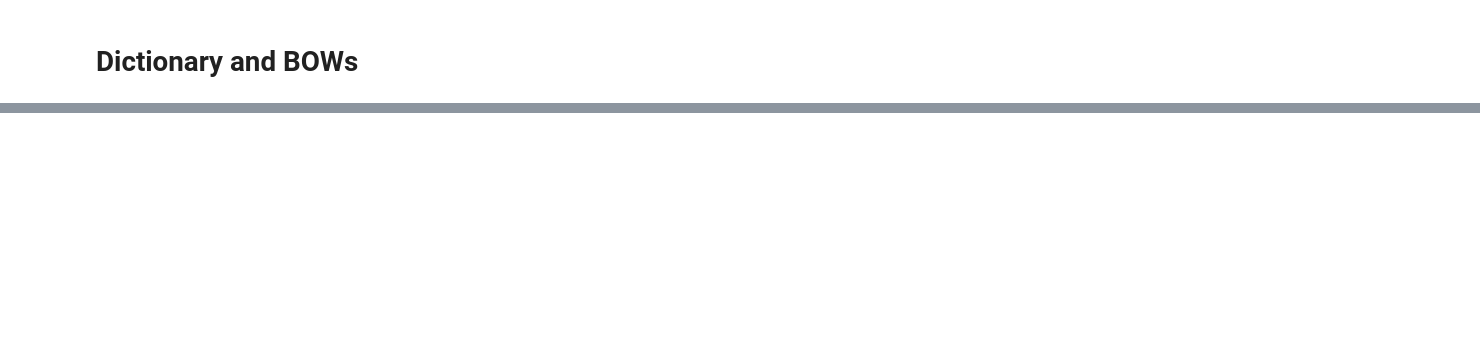
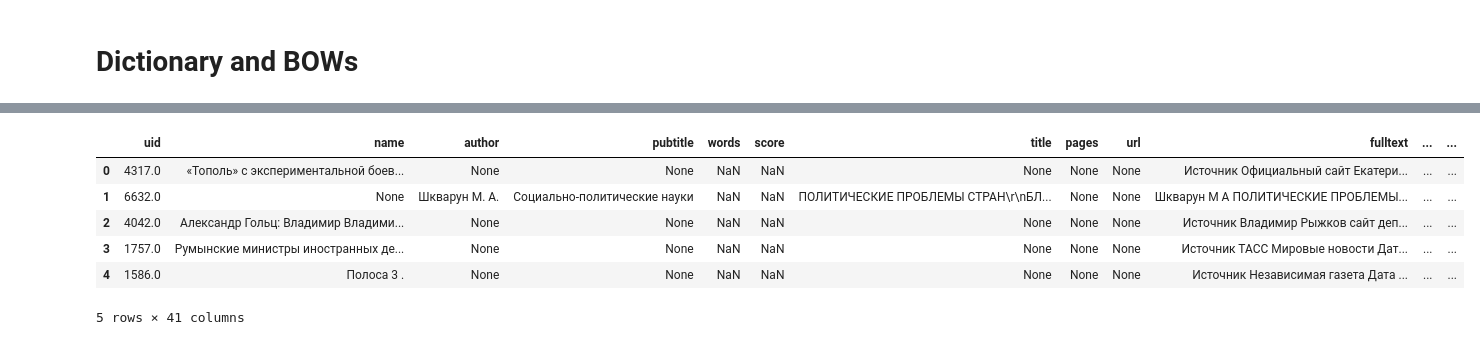
Before and after one commit to hcss-utils/tt-weights, a Jupyter notebook: notebooks/1.0_hp_dtm.ipynb, the cells around one changed output, grey strips where cells are left out. Cells and saved outputs as stored; diff of their text form; code cells hidden in the pictures; blank space fills up the shorter version.

```diff
--- a/notebooks/1.0_hp_dtm.ipynb
+++ b/notebooks/1.0_hp_dtm.ipynb
@@ -61,0 +156,14 @@ finish - start
+# %%
+topics_over_time = pd.concat([data, doc_topic_matrix.reset_index(drop = True)], axis = 1)
+topics_over_time.drop(columns = ['filename', 'year_pub'], inplace = True)
+
+# topics_over_time['year'] = pd.to_datetime(topics_over_time['year'], format = '%Y')
+topics_over_time.head()
+# %% [output]
+|  | uid | name | author | pubtitle | words | score | title | pages | url | fulltext | ... | ... |
+| 0 | 4317.0 | «Тополь» с экспериментальной боев... | None | None | NaN | NaN | None | None | None | Источник Официальный сайт Екатери... | ... | ... |
+| 1 | 6632.0 | None | Шкварун М. А. | Социально-политические науки | NaN | NaN | ПОЛИТИЧЕСКИЕ ПРОБЛЕМЫ СТРАН\r\nБЛ... | None | None | Шкварун М А ПОЛИТИЧЕСКИЕ ПРОБЛЕМЫ... | ... | ... |
+| 2 | 4042.0 | Александр Гольц: Владимир Владими... | None | None | NaN | NaN | None | None | None | Источник Владимир Рыжков сайт деп... | ... | ... |
+| 3 | 1757.0 | Румынские министры иностранных де... | None | None | NaN | NaN | None | None | None | Источник ТАСС Мировые новости Дат... | ... | ... |
+| 4 | 1586.0 | Полоса 3 . | None | None | NaN | NaN | None | None | None | Источник Независимая газета Дата ... | ... | ... |
+5 rows × 41 columns
```
Also changed, not shown: parts of 39 cells of this notebook, 1 other file.
